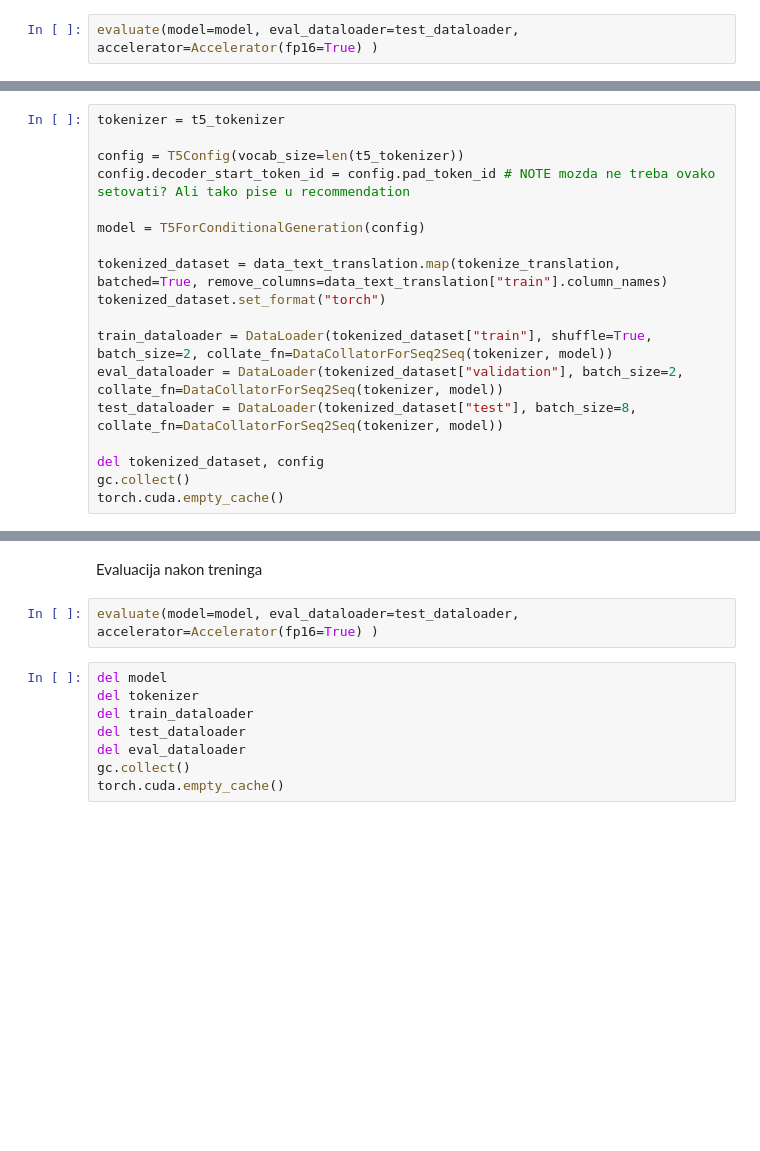
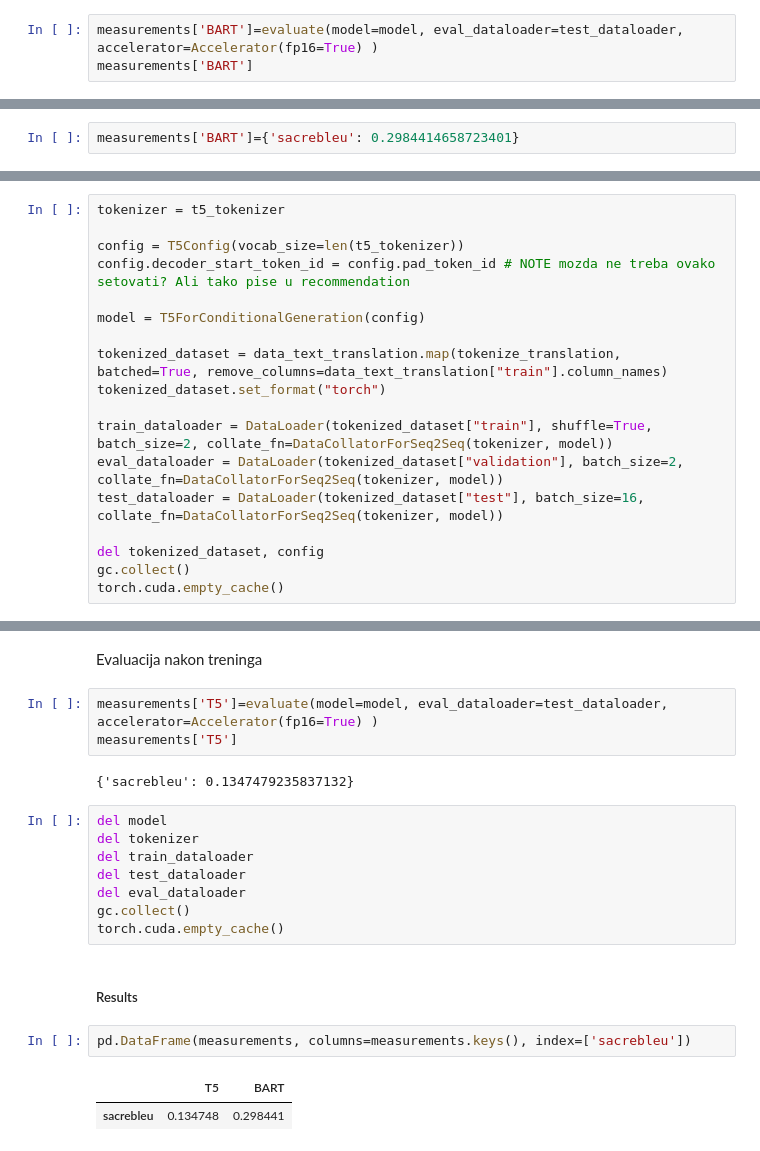
Before and after one commit to Zamachi/hugging-face-model-finetuning, a Jupyter notebook: Diplomski_projekat.ipynb, the cells around one changed output, grey strips where cells are left out. Saved outputs shown, nothing was run; the diff lists cells and outputs as text; blank space fills up the shorter version.

```diff
--- a/Diplomski_projekat.ipynb
+++ b/Diplomski_projekat.ipynb
@@ -1913,9 +1975,12 @@ notebook_launcher(training_procedure, args=args, use_fp16=True, num_processes=1)
 # %% [markdown]
 Evaluacija nakon treninga
 # %%
-evaluate(model=model, eval_dataloader=test_dataloader, accelerator=Accelerator(fp16=True) )
+measurements['BART']=evaluate(model=model, eval_dataloader=test_dataloader, accelerator=Accelerator(fp16=True) )
+measurements['BART']
 # %% [output]
 {'sacrebleu': 0.2984414658723401}
+# %%
+measurements['BART']={'sacrebleu': 0.2984414658723401}
 # %%
 del model
 del tokenizer
@@ -1951,7 +2015,7 @@ tokenized_dataset.set_format("torch")
 
 train_dataloader = DataLoader(tokenized_dataset["train"], shuffle=True, batch_size=2, collate_fn=DataCollatorForSeq2Seq(tokenizer, model))
 eval_dataloader = DataLoader(tokenized_dataset["validation"], batch_size=2, collate_fn=DataCollatorForSeq2Seq(tokenizer, model))
-test_dataloader = DataLoader(tokenized_dataset["test"], batch_size=8, collate_fn=DataCollatorForSeq2Seq(tokenizer, model))
+test_dataloader = DataLoader(tokenized_dataset["test"], batch_size=16, collate_fn=DataCollatorForSeq2Seq(tokenizer, model))
 
 del tokenized_dataset, config
 gc.collect()
@@ -1970,7 +2046,10 @@ notebook_launcher(training_procedure, args=args, use_fp16=True, num_processes=1)
 # %% [markdown]
 Evaluacija nakon treninga
 # %%
-evaluate(model=model, eval_dataloader=test_dataloader, accelerator=Accelerator(fp16=True) )
+measurements['T5']=evaluate(model=model, eval_dataloader=test_dataloader, accelerator=Accelerator(fp16=True) )
+measurements['T5']
+# %% [output]
+{'sacrebleu': 0.1347479235837132}
 # %%
 del model
 del tokenizer
@@ -1979,3 +2058,10 @@ del test_dataloader
 del eval_dataloader
 gc.collect()
 torch.cuda.empty_cache()
+# %% [markdown]
+##### Results
+# %%
+pd.DataFrame(measurements, columns=measurements.keys(), index=['sacrebleu'])
+# %% [output]
+|  | T5 | BART |
+| sacrebleu | 0.134748 | 0.298441 |
```
Also changed, not shown: parts of 74 cells of this notebook, 1 other file.
